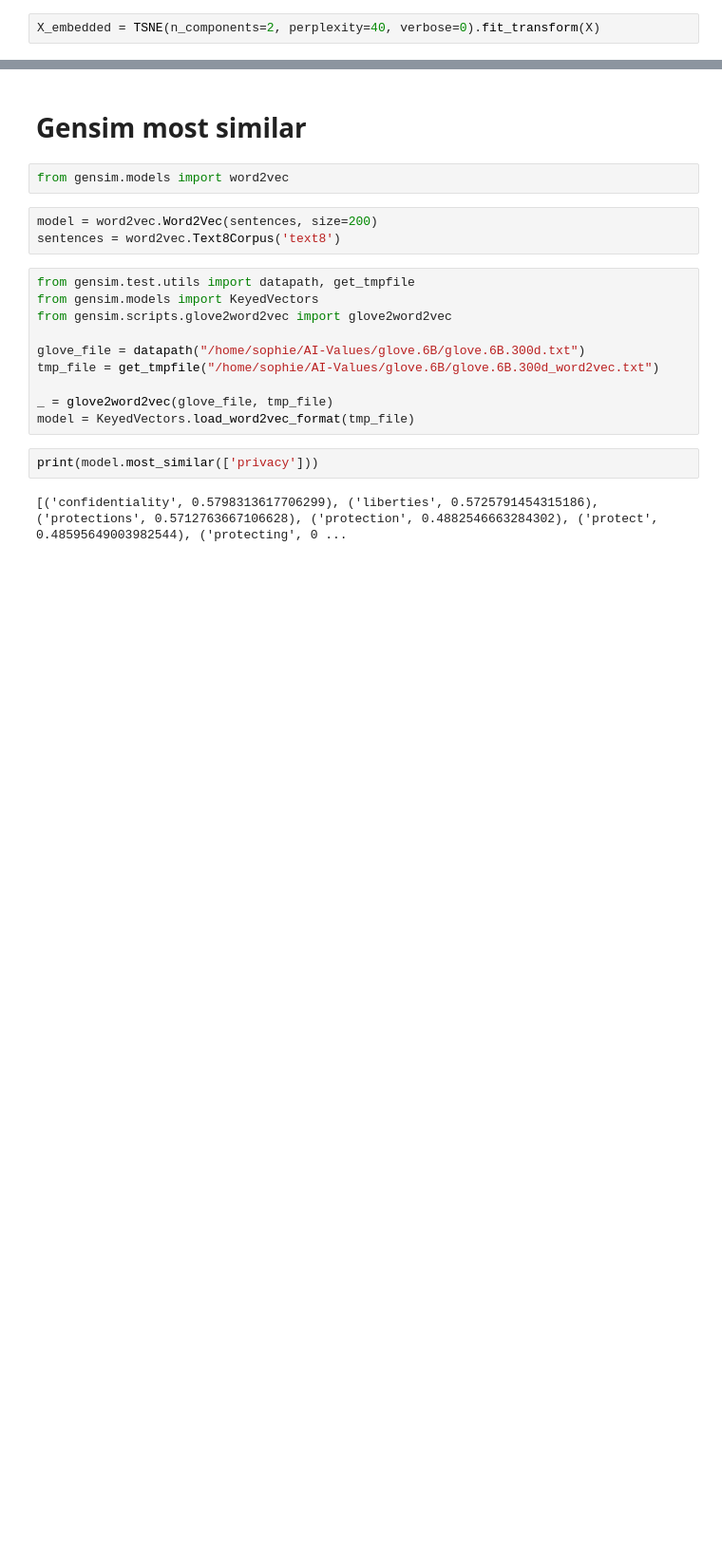
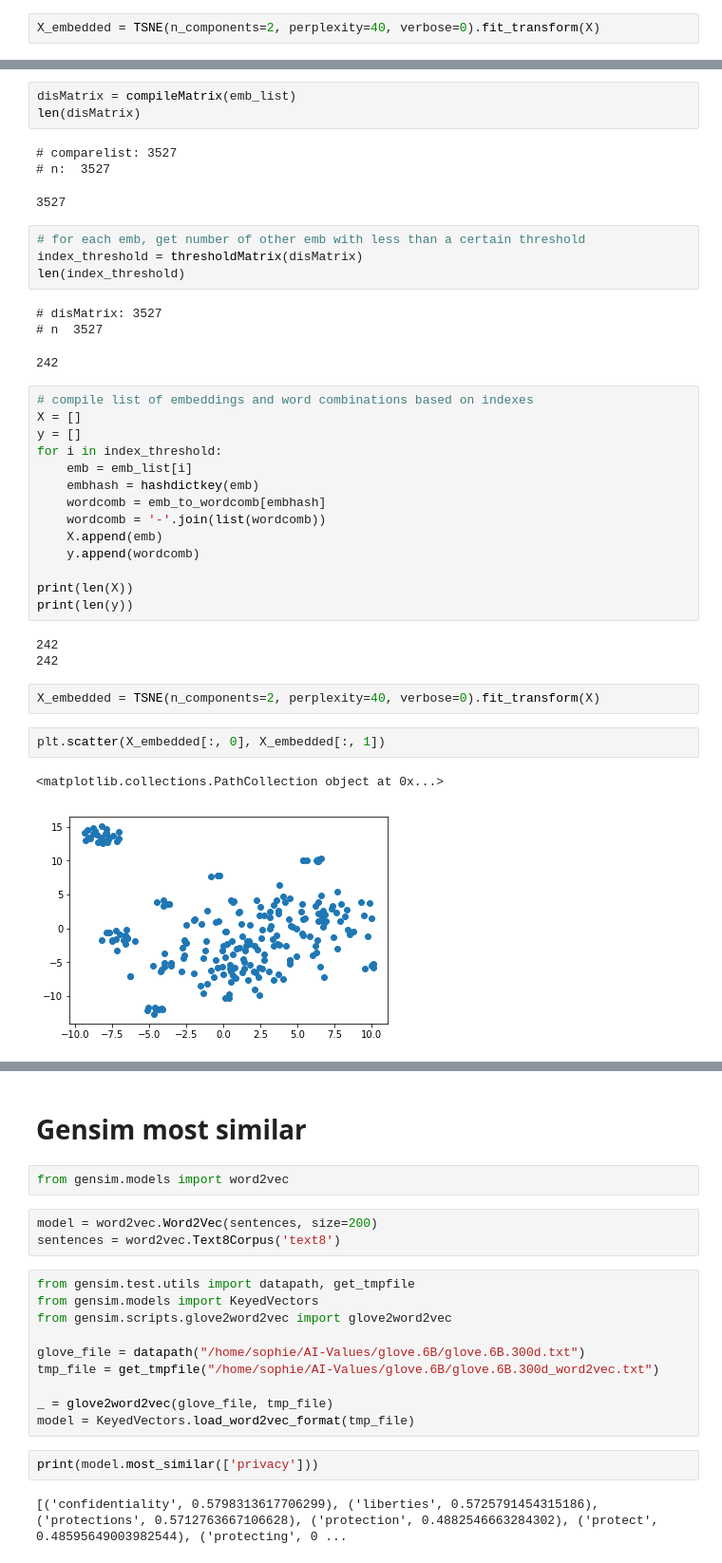
Before and after one commit to sofa13/AI-Values, a Jupyter notebook: word vector.ipynb, the cells around one changed output, grey strips where cells are left out. Shown: that part at 95% size. Drawn from its saved outputs; the diff is of its cells as text; blank space fills up the shorter version.

```diff
--- a/word vector.ipynb
+++ b/word vector.ipynb
@@ -366,0 +433,39 @@ py.iplot(fig, filename='hover-chart-basic')
+# %%
+disMatrix = compileMatrix(emb_list)
+len(disMatrix)
+# %% [output]
+# comparelist: 3527
+# n:  3527
+3527
+# %%
+# for each emb, get number of other emb with less than a certain threshold
+index_threshold = thresholdMatrix(disMatrix)
+len(index_threshold)
+# %% [output]
+# disMatrix: 3527
+# n  3527
+242
+# %%
+# compile list of embeddings and word combinations based on indexes
+X = []
+y = []
+for i in index_threshold:
+    emb = emb_list[i]
+    embhash = hashdictkey(emb)
+    wordcomb = emb_to_wordcomb[embhash]
+    wordcomb = '-'.join(list(wordcomb))
+    X.append(emb)
+    y.append(wordcomb)
+
+print(len(X))
+print(len(y))
+# %% [output]
+242
+242
+# %%
+X_embedded = TSNE(n_components=2, perplexity=40, verbose=0).fit_transform(X)
+# %%
+plt.scatter(X_embedded[:, 0], X_embedded[:, 1])
+# %% [output]
+<matplotlib.collections.PathCollection object at 0x...>
+[figure, added]
```
Also changed, not shown: parts of 25 cells of this notebook, 1 other file.
